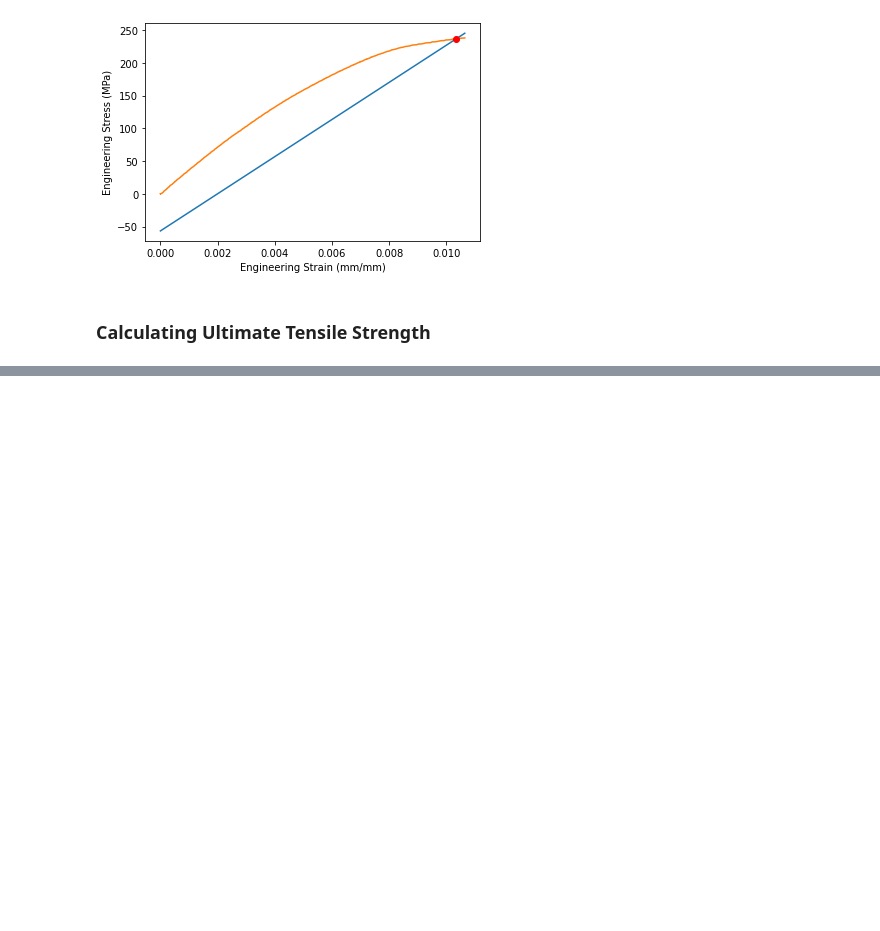
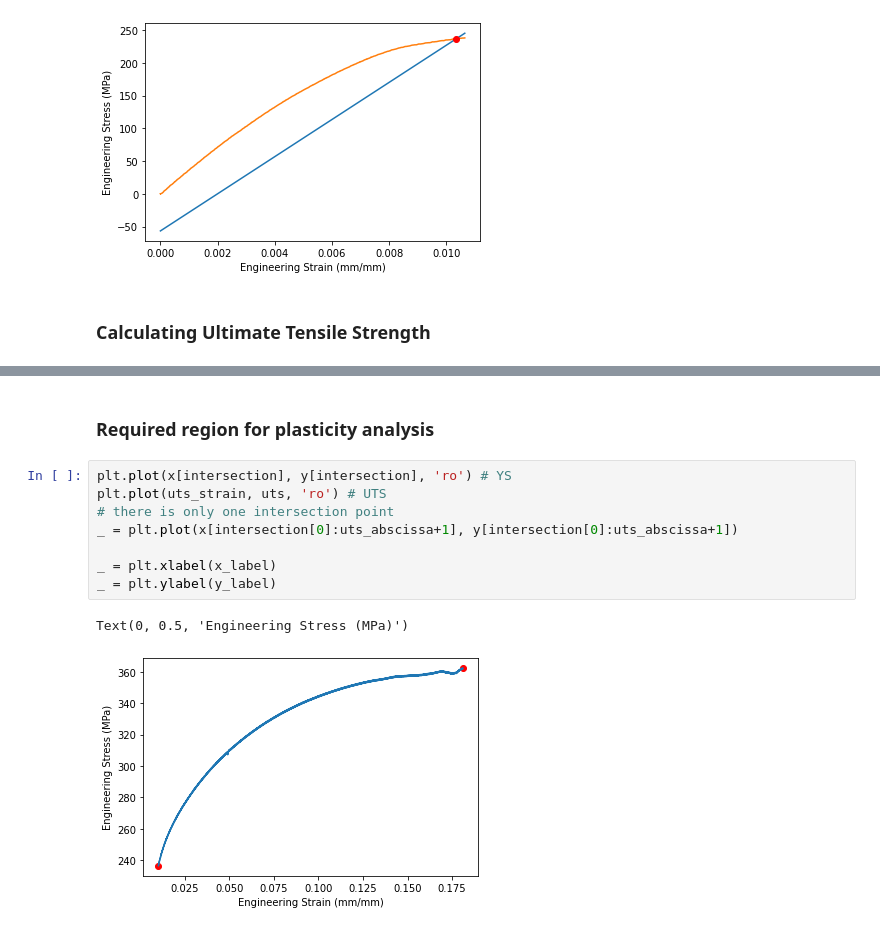
Before and after one commit to algomaster99/meta-btp, a Jupyter notebook: Engineering Stress, Strain -> True Stress, Strain.ipynb, the cells around one changed output, grey strips where cells are left out. Saved outputs shown, nothing was run; the diff lists cells and outputs as text; blank space fills up the shorter version.

```diff
--- a/Engineering Stress, Strain -> True Stress, Strain.ipynb
+++ b/Engineering Stress, Strain -> True Stress, Strain.ipynb
@@ -94,0 +96,13 @@ Ultimate Tensile Strength is 362.27072 MPa at 18.095% elongation.
+# %% [markdown]
+### Required region for plasticity analysis
+# %%
+plt.plot(x[intersection], y[intersection], 'ro') # YS
+plt.plot(uts_strain, uts, 'ro') # UTS
+# there is only one intersection point
+_ = plt.plot(x[intersection[0]:uts_abscissa+1], y[intersection[0]:uts_abscissa+1])
+
+_ = plt.xlabel(x_label)
+_ = plt.ylabel(y_label)
+# %% [output]
+Text(0, 0.5, 'Engineering Stress (MPa)')
+[figure, added]
```
Also changed, not shown: parts of 2 cells of this notebook.
